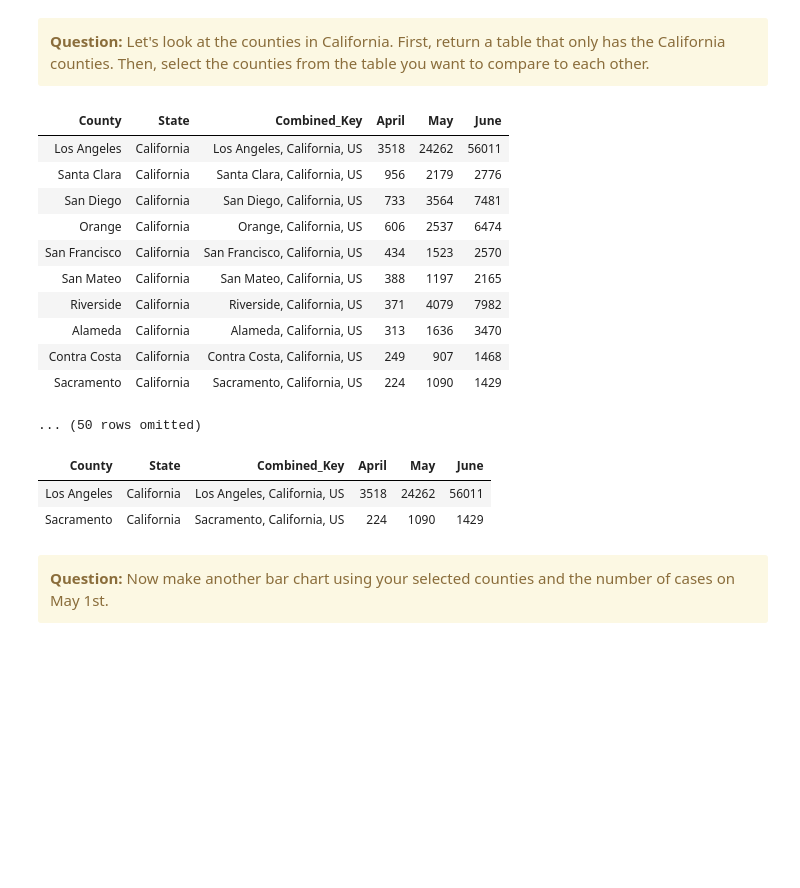
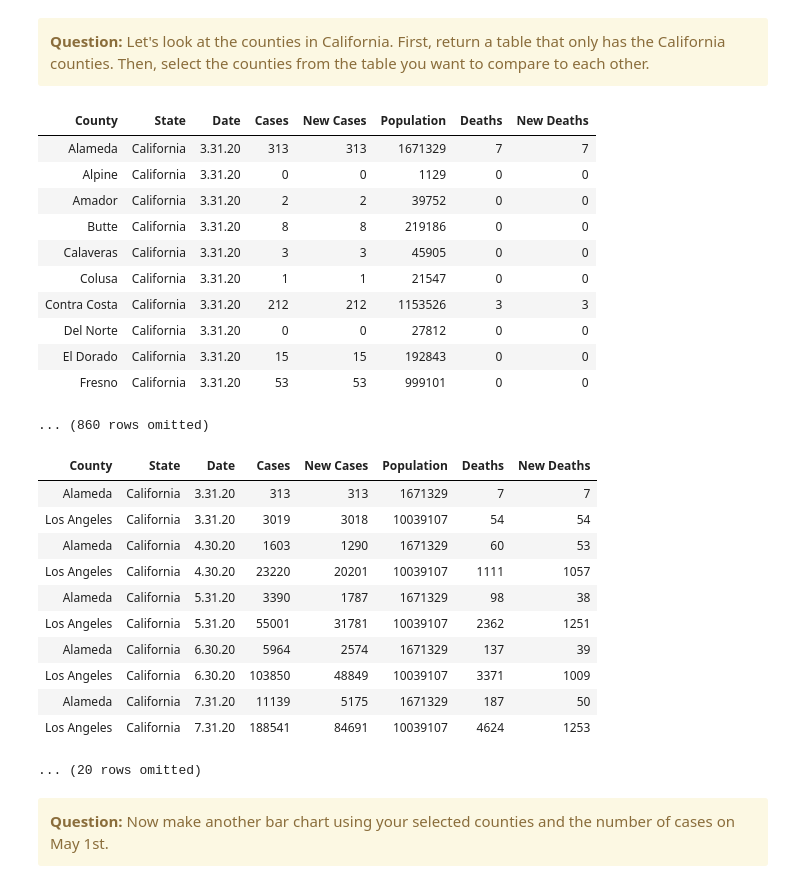
Before and after one commit to ds-modules/BUDS-SU21-Dev, a Jupyter notebook: Project_2/COVID/Project_1.ipynb, the cells around one changed output. Drawn from its saved outputs; the diff is of its cells as text; code cells hidden in the pictures; blank space fills up the shorter version.

Commit message:
update to covid project notebook

```diff
--- a/Project_2/COVID/Project_1.ipynb
+++ b/Project_2/COVID/Project_1.ipynb
@@ -110,0 +76,7 @@ confirmed_cases_clean
+# %%
+#Here, we are relabeling the columns to have more accurate names
+covid_statistics = covid_statistics.relabel(make_array('Admin2', 'Province_State', 'month', 'cases',
+                                                      'cases_new', 'deaths', 'deaths_new'),
+                                            make_array('County', 'State', 'Date', 'Cases',
+                                                      'New Cases', 'Deaths', 'New Deaths'))
+covid_statistics
@@ -145,5 +128,8 @@ sorted_cases
+# %%
+new_cases_sorted = covid_statistics.sort('...', descending=...)
+new_cases_sorted
 # %%
 #KEY
-sorted_cases = confirmed_cases_clean.sort("April", descending = True)
-sorted_cases
+new_cases_sorted = covid_statistics.sort('New Cases', descending=True)
+new_cases_sorted
 # %% [output]
@@ -205,31 +188,40 @@ ca_cases = confirmed_cases.where("...", are.equal_to("..."))
 ca_cases
 # %%
 #KEY
-ca_cases = sorted_cases.where("State", are.equal_to("California"))
+ca_cases = covid_statistics.where("State", are.equal_to("California"))
 ca_cases
 # %% [output]
-| County | State | Combined_Key | April | May | June |
-| Los Angeles | California | Los Angeles, California, US | 3518 | 24262 | 56011 |
-| Santa Clara | California | Santa Clara, California, US | 956 | 2179 | 2776 |
-| San Diego | California | San Diego, California, US | 733 | 3564 | 7481 |
-| Orange | California | Orange, California, US | 606 | 2537 | 6474 |
-| San Francisco | California | San Francisco, California, US | 434 | 1523 | 2570 |
-| San Mateo | California | San Mateo, California, US | 388 | 1197 | 2165 |
-| Riverside | California | Riverside, California, US | 371 | 4079 | 7982 |
-| Alameda | California | Alameda, California, US | 313 | 1636 | 3470 |
-| Contra Costa | California | Contra Costa, California, US | 249 | 907 | 1468 |
-| Sacramento | California | Sacramento, California, US | 224 | 1090 | 1429 |
+| County | State | Date | Cases | New Cases | Population | Deaths | New Deaths |
+| Alameda | California | 3.31.20 | 313 | 313 | 1671329 | 7 | 7 |
+| Alpine | California | 3.31.20 | 0 | 0 | 1129 | 0 | 0 |
+| Amador | California | 3.31.20 | 2 | 2 | 39752 | 0 | 0 |
+| Butte | California | 3.31.20 | 8 | 8 | 219186 | 0 | 0 |
+| Calaveras | California | 3.31.20 | 3 | 3 | 45905 | 0 | 0 |
+| Colusa | California | 3.31.20 | 1 | 1 | 21547 | 0 | 0 |
+| Contra Costa | California | 3.31.20 | 212 | 212 | 1153526 | 3 | 3 |
+| Del Norte | California | 3.31.20 | 0 | 0 | 27812 | 0 | 0 |
+| El Dorado | California | 3.31.20 | 15 | 15 | 192843 | 0 | 0 |
+| Fresno | California | 3.31.20 | 53 | 53 | 999101 | 0 | 0 |
-... (50 rows omitted)
+... (860 rows omitted)
 # %%
-select_counties = ["Los Angeles", "Sacramento", "...", "...", "..."]
+select_counties = ["Los Angeles", "Alameda", "...", "...", "..."]
 
 #This will take the counties you choose for the comparison.
 my_counties = ca_cases.where("County", are.contained_in(select_counties))
 my_counties
 # %% [output]
-| County | State | Combined_Key | April | May | June |
-| Los Angeles | California | Los Angeles, California, US | 3518 | 24262 | 56011 |
-| Sacramento | California | Sacramento, California, US | 224 | 1090 | 1429 |
+| County | State | Date | Cases | New Cases | Population | Deaths | New Deaths |
+| Alameda | California | 3.31.20 | 313 | 313 | 1671329 | 7 | 7 |
+| Los Angeles | California | 3.31.20 | 3019 | 3018 | 10039107 | 54 | 54 |
+| Alameda | California | 4.30.20 | 1603 | 1290 | 1671329 | 60 | 53 |
+| Los Angeles | California | 4.30.20 | 23220 | 20201 | 10039107 | 1111 | 1057 |
+| Alameda | California | 5.31.20 | 3390 | 1787 | 1671329 | 98 | 38 |
+| Los Angeles | California | 5.31.20 | 55001 | 31781 | 10039107 | 2362 | 1251 |
+| Alameda | California | 6.30.20 | 5964 | 2574 | 1671329 | 137 | 39 |
+| Los Angeles | California | 6.30.20 | 103850 | 48849 | 10039107 | 3371 | 1009 |
+| Alameda | California | 7.31.20 | 11139 | 5175 | 1671329 | 187 | 50 |
+| Los Angeles | California | 7.31.20 | 188541 | 84691 | 10039107 | 4624 | 1253 |
+... (20 rows omitted)
 # %% [markdown]
 <div class="alert alert-warning">
 <b>Question:</b> Now make another bar chart using your selected counties and the number of cases on May 1st.
```
Also changed, not shown: parts of 32 cells of this notebook, 2 other files.
